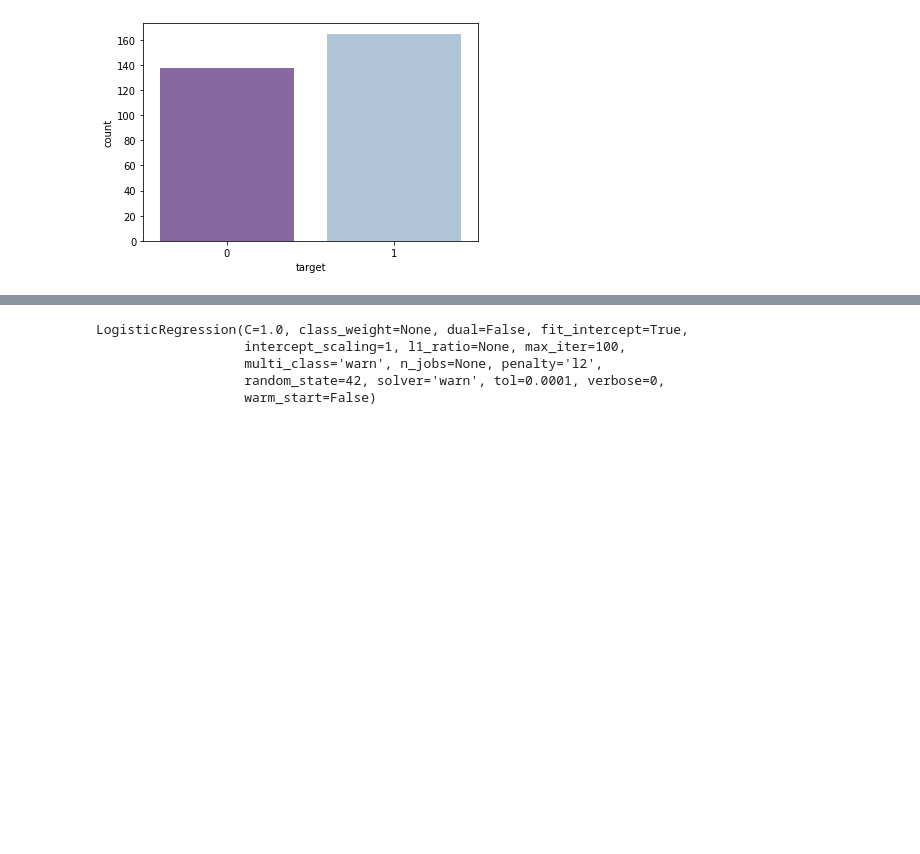
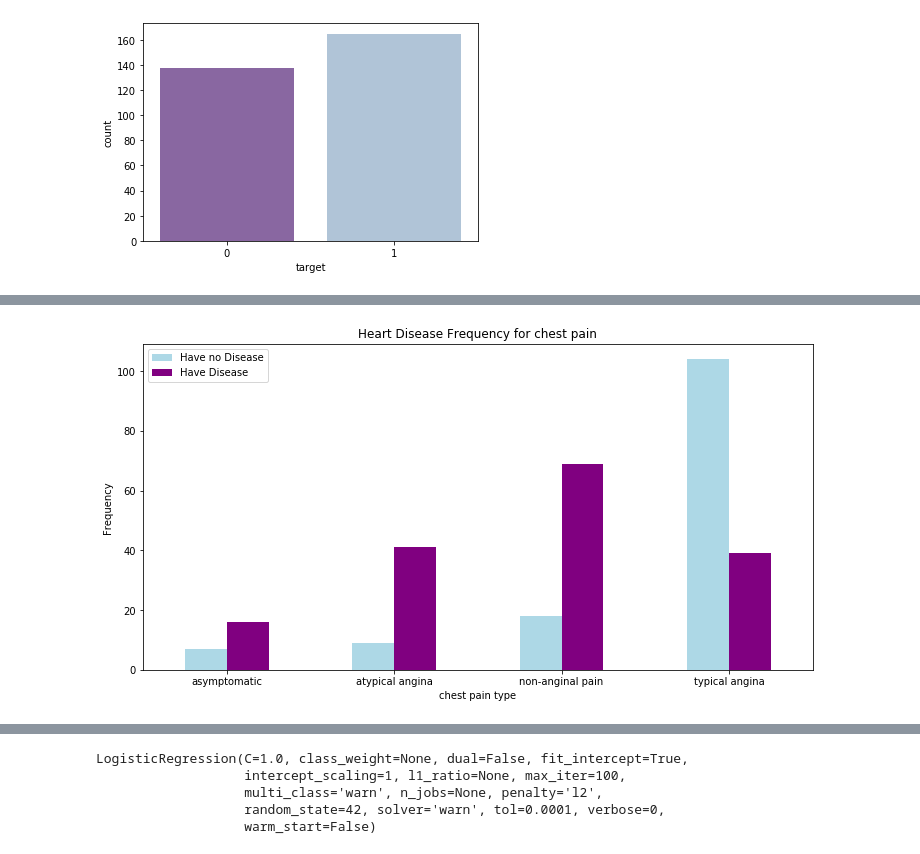
Before and after one commit to shuangsong/heart_attack_prediction, a Jupyter notebook: heart.ipynb, the cells around one changed output, grey strips where cells are left out. Drawn from its saved outputs; the diff is of its cells as text; code cells hidden in the pictures; blank space fills up the shorter version.

```diff
--- a/heart.ipynb
+++ b/heart.ipynb
@@ -139,0 +154,7 @@ heart_df.corr()
+# %%
+#convert chest pain type code into string :
+d = {0: 'typical angina', 1: 'atypical angina', 2: 'non-anginal pain',3:'asymptomatic'}
+heart_dupe = heart_df.copy()
+cp = heart_dupe.columns[heart_dupe.dtypes == 'object']
+# Replace Values in those Columns
+heart_dupe['cp'] = heart_dupe['cp'].replace(d)
@@ -139,0 +170,10 @@ heart_df.corr()
+# %%
+pd.crosstab(heart_dupe.cp,heart_dupe.target).plot(kind="bar",figsize=(12,6),color=['lightblue','purple' ])
+plt.title('Heart Disease Frequency for chest pain')
+plt.xlabel('chest pain type')
+plt.xticks(rotation=0)
+plt.legend(["Have no Disease", "Have Disease"])
+plt.ylabel('Frequency')
+plt.show()
+# %% [output]
+[figure, added]
```
Also changed, not shown: parts of 10 cells of this notebook.
